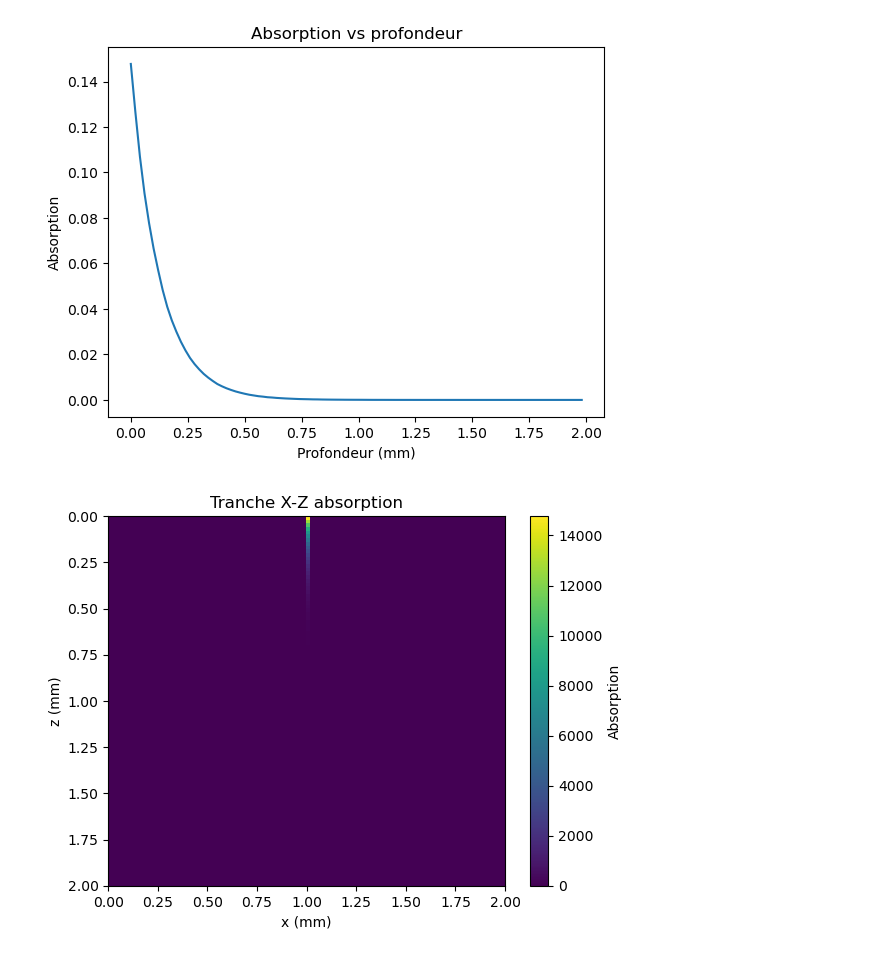
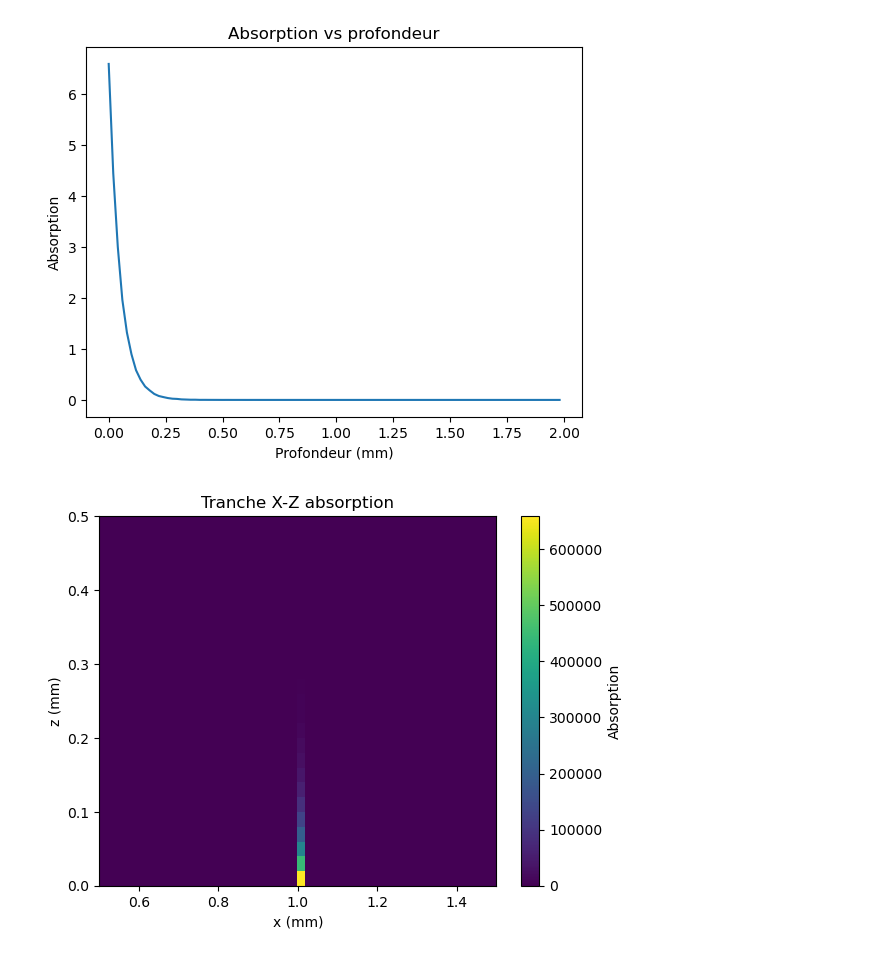
Before and after one commit to dalisullivan01/Lab-Monte-Carlo-GBM8802, a Jupyter notebook: Pré-lab.ipynb, the cells around one changed output. Drawn from its saved outputs; the diff is of its cells as text; code cells hidden in the pictures.

```diff
--- a/Pré-lab.ipynb
+++ b/Pré-lab.ipynb
@@ -1,30 +1,2 @@
 # %%
 import numpy as np
-# %%
-
-Wc = 0.01
-m=10
-delta_z=1
-dz=0.01
-mu_a=20
-mu_z=1
-N=100000
-
-for i in range(1, N+1):
-    z=0
-    W=1
-    A=0
-    while W != 0:
-        rng = np.random.default_rng()
-        e_1 = rng.uniform(0, 1)
-        L=-np.log(e_1)/mu_a # Distance de parcours
-        z+= mu_z*L  # Propagation
-        delta_W = -mu_a*W
-        A+=delta_W
-        W-=delta_W   # Absorption
-        if W<Wc:
-            e_4 = rng.uniform(0, 1)
-            if e_4 <= 1/m:
-                W*=m
-            else :
-                W=0
@@ -58,7 +28,7 @@ for i in range(N):
         L = -np.log(e_1) / mu_a
         z += mu_z * L
 
-        delta_W = mu_a * W * dz   # absorption locale
+        delta_W = mu_a * W   # absorption locale
 
         voxel = int(z / dz)
 
@@ -127,7 +97,7 @@ for i in range(Nphotons):
             break
 
         # absorption locale
-        deltaW = mu_a * W * dz
+        deltaW = mu_a * W
 
         A[x, y, iz] += deltaW
 
@@ -152,17 +122,20 @@ plt.ylabel("Absorption")
 plt.title("Absorption vs profondeur")
 plt.show()
 # %% [output]
-[figure, old version]
+[figure, new version]
 # %%
 plt.figure()
 plt.imshow(A[:, Ny//2, :].T,
            extent=[0, L, L, 0],
            aspect='auto')
 
+plt.xlim(0.5, 1.5)
+plt.ylim(0, 0.5)
+
 plt.xlabel("x (mm)")
 plt.ylabel("z (mm)")
 plt.title("Tranche X-Z absorption")
 plt.colorbar(label="Absorption")
 plt.show()
 # %% [output]
-[figure, old version]
+[figure, new version]
```
Also changed, not shown: parts of 4 cells of this notebook.
